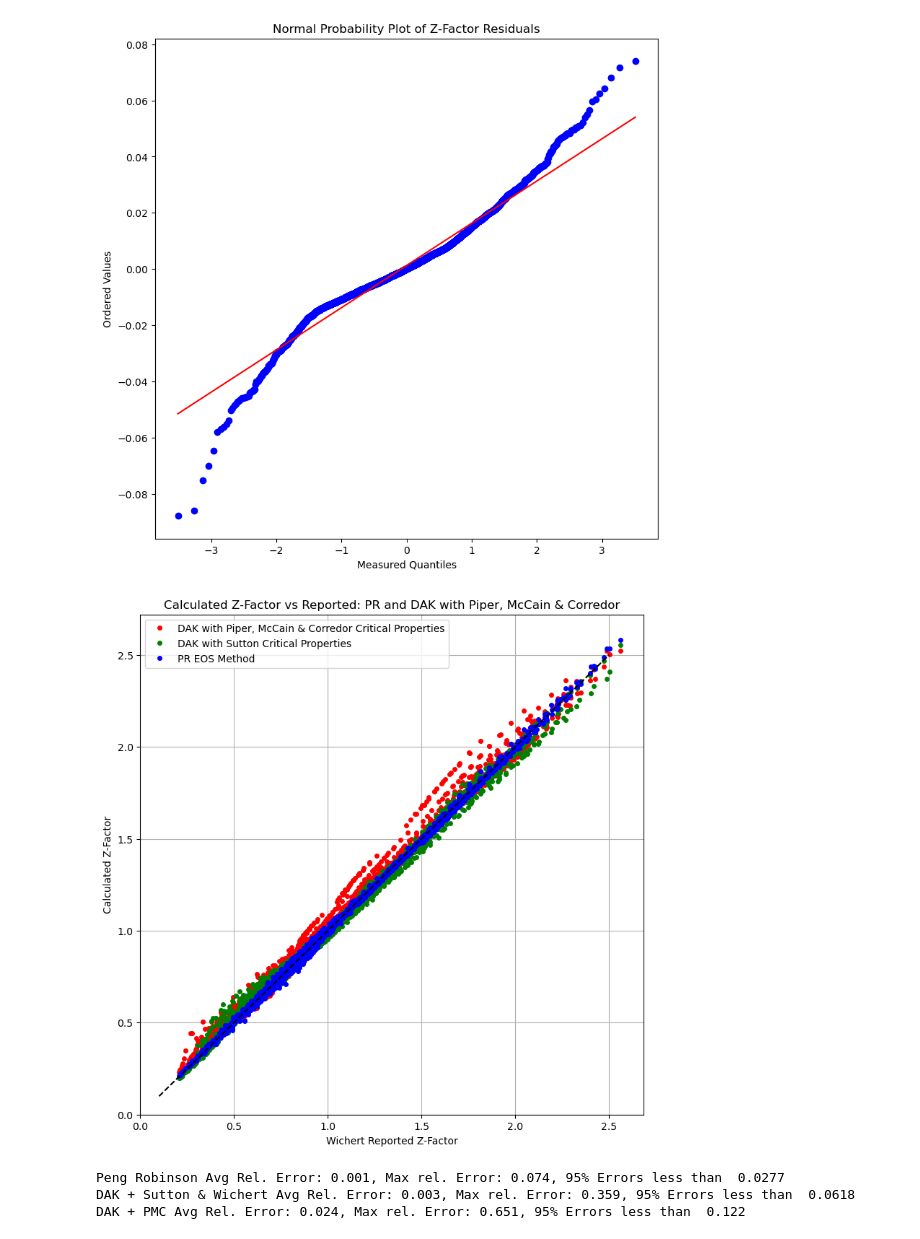
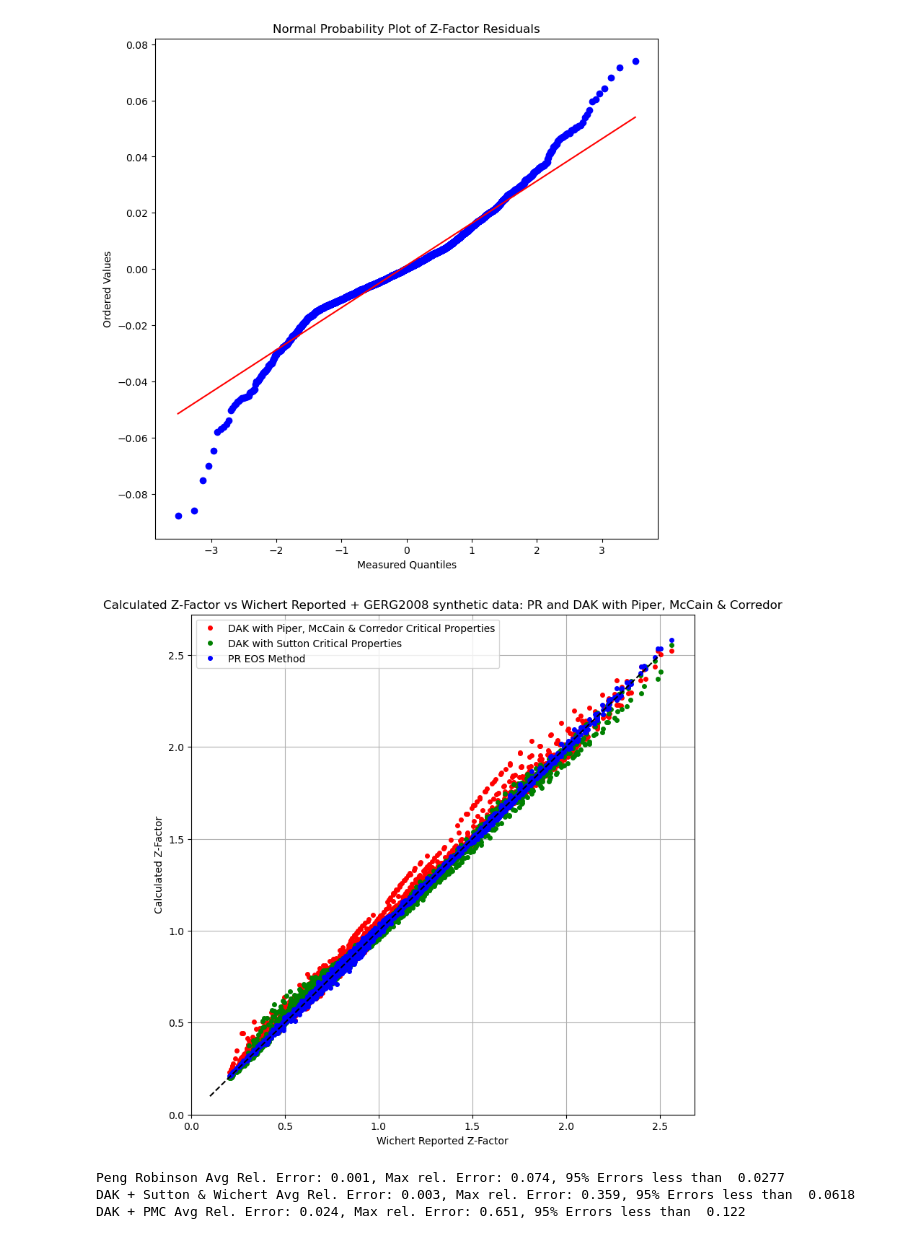
Before and after one commit to mwburgoyne/5_Component_PengRobinson_Z-Factor, a Jupyter notebook: Residual error review_6.ipynb, the cells around one changed output. Saved outputs shown, nothing was run; the diff lists cells and outputs as text; code cells hidden in the pictures.

```diff
--- a/Residual error review_6.ipynb
+++ b/Residual error review_6.ipynb
@@ -34,3 +34,5 @@ z, vis
+# %%
+rcParams['figure.figsize'] = 9, 9
 # %%
 def Zplots(component, psat_coefics):
     rcParams['figure.figsize'] = 9, 9
@@ -321,19 +323,19 @@ Average Relative error: 0.011077870067766503
 # %%
 plt.plot(Zs, z_dak_pmc, 'o', c='r', markersize=4, label='DAK with Piper, McCain & Corredor Critical Properties')
 plt.plot(Zs, z_dak_sut, 'o', c='g', markersize=4, label='DAK with Sutton Critical Properties')
 plt.plot(Zs, calc_Zs, 'o', c='b', markersize=4, label='PR EOS Method')
 plt.xlabel('Wichert Reported Z-Factor')
 plt.ylabel('Calculated Z-Factor')
 plt.plot([0.1, 2.5], [0.1, 2.5], '--', c='k')
 plt.ylim(0, None)
 plt.xlim(0, None)
 plt.grid()
-plt.title('Calculated Z-Factor vs Reported: PR and DAK with Piper, McCain & Corredor')
+plt.title('Calculated Z-Factor vs Wichert Reported + GERG2008 synthetic data: PR and DAK with Piper, McCain & Corredor')
 plt.legend(loc='upper left')
-plt.savefig('Crossplot_Z-PR_DAK.png')
+plt.savefig('Crossplot_Z-PR_DAK_extended.png')
 plt.show()
 # %% [output]
-[figure, old version]
+[figure, new version]
 # %%
 pr_er = (calc_Zs - Zs)/Zs
 dak_sut_err = (z_dak_sut - Zs)/Zs
```
Also changed, not shown: parts of 2 cells of this notebook.
